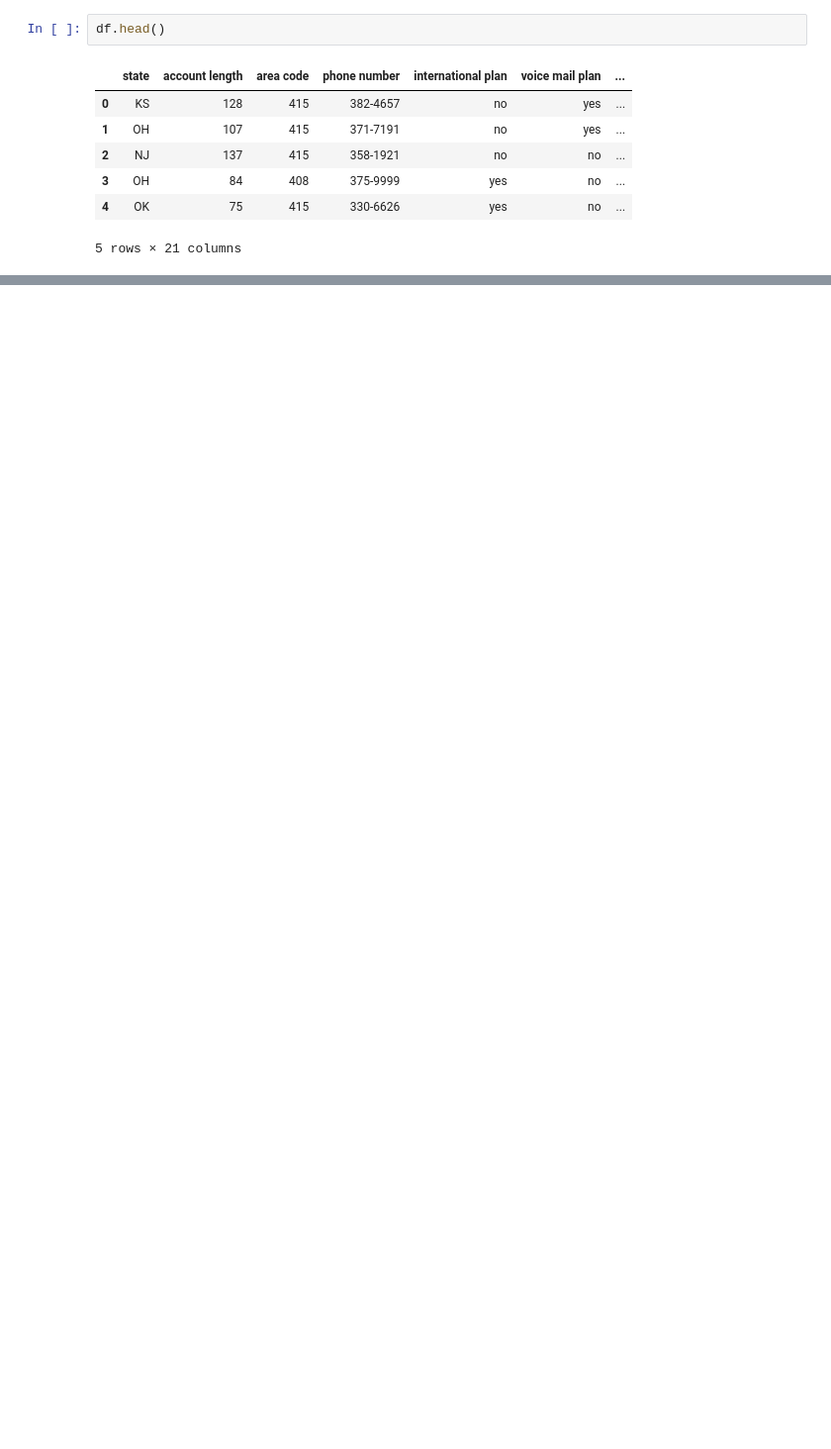
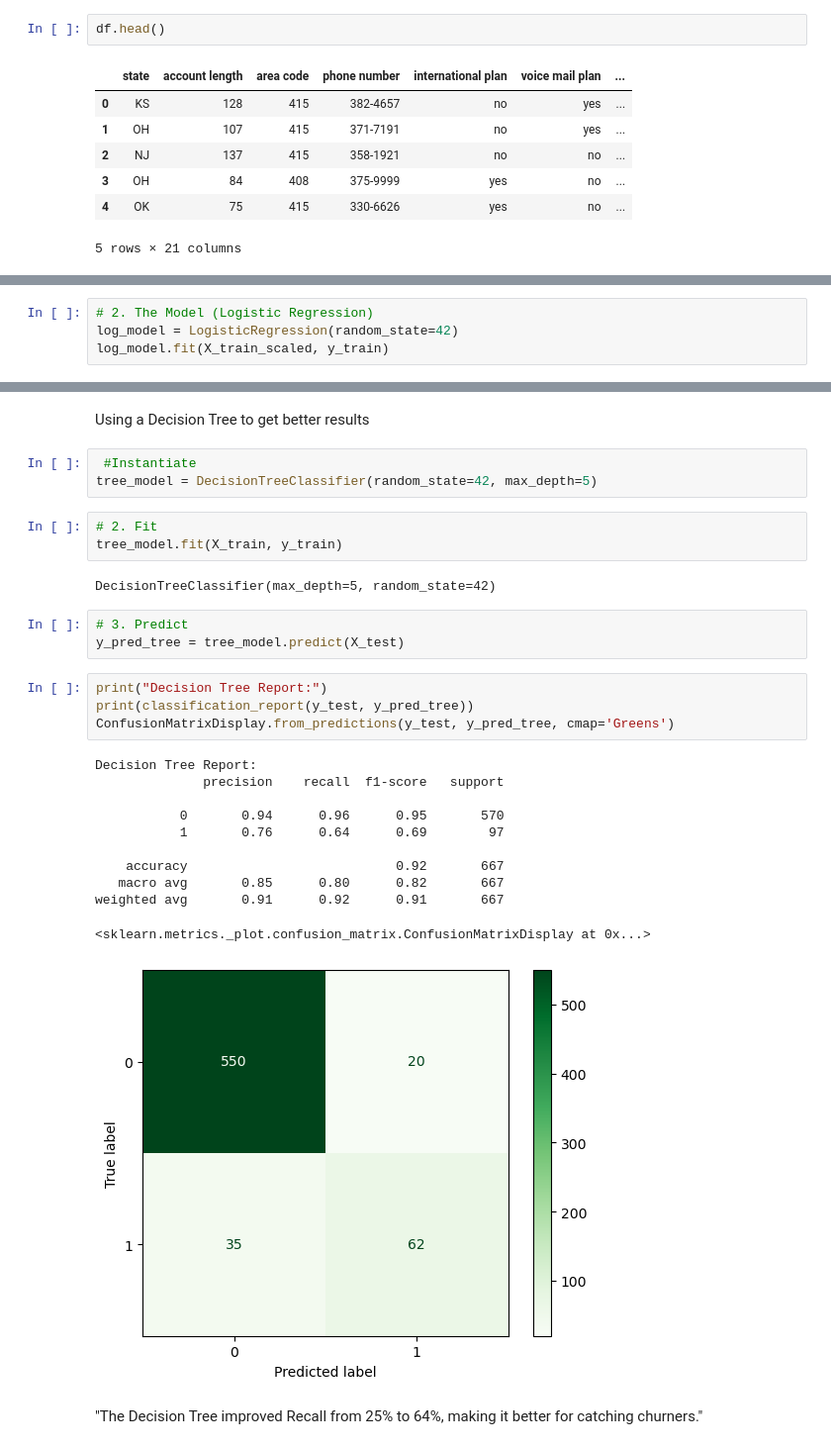
Before and after one commit to Bridgit-k/Phase-3-Project, a Jupyter notebook: index.ipynb, the cells around one changed output, grey strips where cells are left out. Shown at 99% size. Cells and saved outputs as stored; diff of their text form; blank space fills up the shorter version.

Commit message:
created logistic regression model and a decision tree, trained and tested the models.

```diff
--- a/index.ipynb
+++ b/index.ipynb
@@ -25,0 +98,4 @@ df.head()
+# %%
+# 2. The Model (Logistic Regression)
+log_model = LogisticRegression(random_state=42)
+log_model.fit(X_train_scaled, y_train)
@@ -25,0 +125,31 @@ df.head()
+# %% [markdown]
+ Using a Decision Tree to get better results
+# %%
+ #Instantiate
+tree_model = DecisionTreeClassifier(random_state=42, max_depth=5)
+# %%
+# 2. Fit
+tree_model.fit(X_train, y_train)
+# %% [output]
+DecisionTreeClassifier(max_depth=5, random_state=42)
+# %%
+# 3. Predict
+y_pred_tree = tree_model.predict(X_test)
+# %%
+print("Decision Tree Report:")
+print(classification_report(y_test, y_pred_tree))
+ConfusionMatrixDisplay.from_predictions(y_test, y_pred_tree, cmap='Greens')
+# %% [output]
+Decision Tree Report:
+              precision    recall  f1-score   support
+
+           0       0.94      0.96      0.95       570
+           1       0.76      0.64      0.69        97
+
+    accuracy                           0.92       667
+   macro avg       0.85      0.80      0.82       667
+weighted avg       0.91      0.92      0.91       667
+<sklearn.metrics._plot.confusion_matrix.ConfusionMatrixDisplay at 0x...>
+[figure, added]
+# %% [markdown]
+"The Decision Tree improved Recall from 25% to 64%, making it better for catching churners."
```
Also changed, not shown: parts of 26 cells of this notebook.
